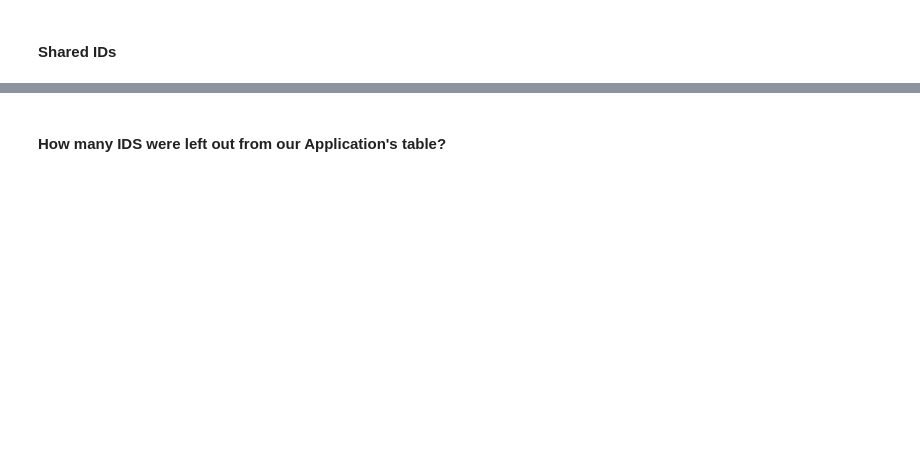
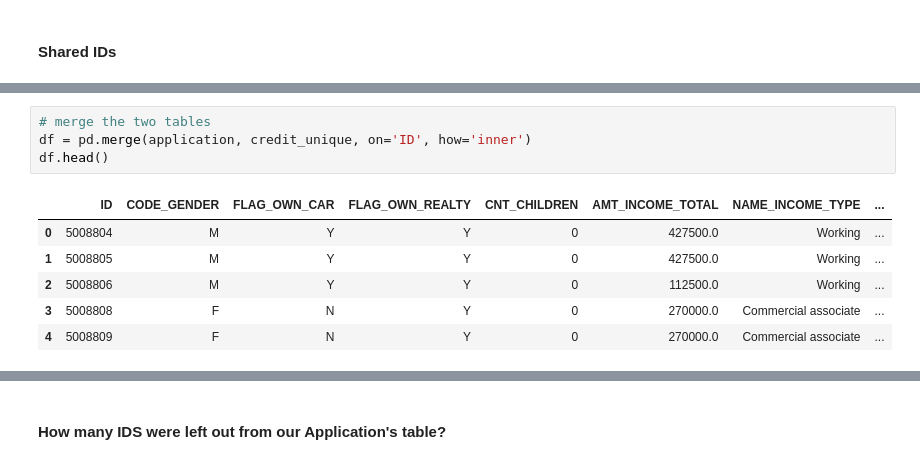
Before and after one commit to rafaelperez/team_project, a Jupyter notebook: src/project_2_v002.ipynb, the cells around one changed output, grey strips where cells are left out. Cells and saved outputs as stored; diff of their text form; blank space fills up the shorter version.

```diff
--- a/src/project_2_v002.ipynb
+++ b/src/project_2_v002.ipynb
@@ -205,0 +317,11 @@ Markdown(f"**Shared IDs between the 2 tables:** {n_shared_ids}")
+# %%
+# merge the two tables
+df = pd.merge(application, credit_unique, on='ID', how='inner')
+df.head()
+# %% [output]
+|  | ID | CODE_GENDER | FLAG_OWN_CAR | FLAG_OWN_REALTY | CNT_CHILDREN | AMT_INCOME_TOTAL | NAME_INCOME_TYPE | ... |
+| 0 | 5008804 | M | Y | Y | 0 | 427500.0 | Working | ... |
+| 1 | 5008805 | M | Y | Y | 0 | 427500.0 | Working | ... |
+| 2 | 5008806 | M | Y | Y | 0 | 112500.0 | Working | ... |
+| 3 | 5008808 | F | N | Y | 0 | 270000.0 | Commercial associate | ... |
+| 4 | 5008809 | F | N | Y | 0 | 270000.0 | Commercial associate | ... |
```
Also changed, not shown: parts of 63 cells of this notebook, 9 other files.
